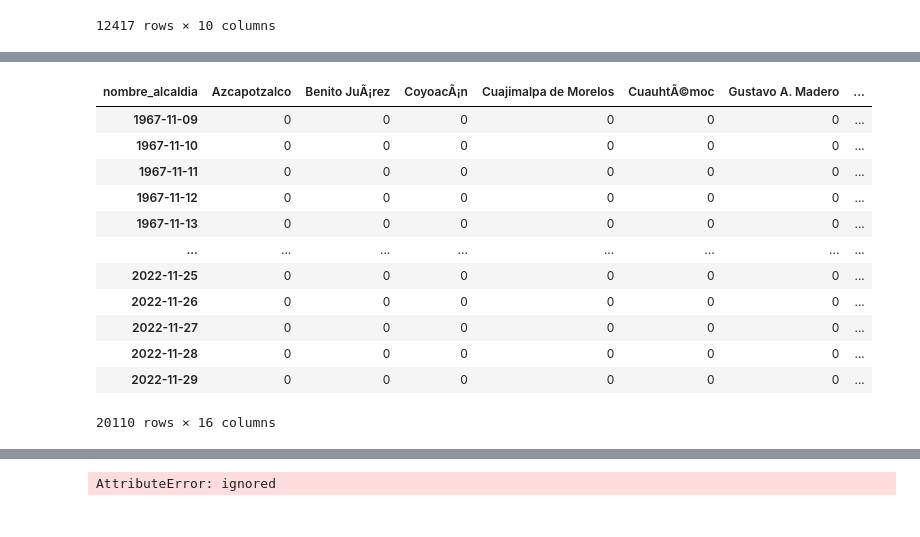
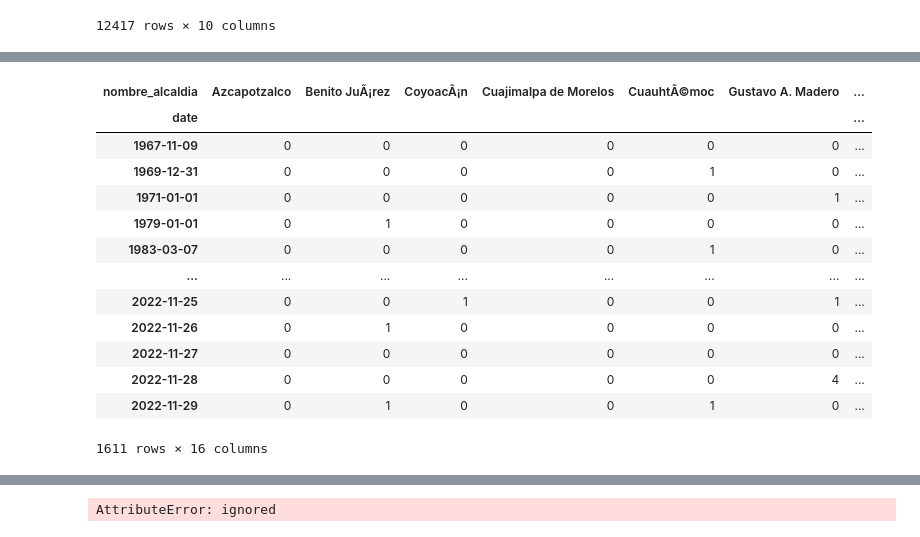
Before and after one commit to Osw1997/tsl, a Jupyter notebook: examples/notebooks/replication_notebook.ipynb, the cells around one changed output, grey strips where cells are left out. Cells and saved outputs as stored; diff of their text form; code cells hidden in the pictures.

```diff
--- a/examples/notebooks/replication_notebook.ipynb
+++ b/examples/notebooks/replication_notebook.ipynb
@@ -100,21 +117,34 @@ Index(['Azcapotzalco', 'Benito JuÃ¡rez', 'CoyoacÃ¡n', 'Cuajimalpa de Morelos
-# %%
-# dft_groupby.index
-idx = pd.period_range(min(dft_groupby.index), max(dft_groupby.index))
-dft_groupby = dft_groupby.reindex(idx, fill_value=0)
-dft_groupby
-# %% [output]
-| nombre_alcaldia | Azcapotzalco | Benito JuÃ¡rez | CoyoacÃ¡n | Cuajimalpa de Morelos | CuauhtÃ©moc | Gustavo A. Madero | ... |
-| 1967-11-09 | 0 | 0 | 0 | 0 | 0 | 0 | ... |
-| 1967-11-10 | 0 | 0 | 0 | 0 | 0 | 0 | ... |
-| 1967-11-11 | 0 | 0 | 0 | 0 | 0 | 0 | ... |
-| 1967-11-12 | 0 | 0 | 0 | 0 | 0 | 0 | ... |
-| 1967-11-13 | 0 | 0 | 0 | 0 | 0 | 0 | ... |
-| ... | ... | ... | ... | ... | ... | ... | ... |
-| 2022-11-25 | 0 | 0 | 0 | 0 | 0 | 0 | ... |
-| 2022-11-26 | 0 | 0 | 0 | 0 | 0 | 0 | ... |
-| 2022-11-27 | 0 | 0 | 0 | 0 | 0 | 0 | ... |
-| 2022-11-28 | 0 | 0 | 0 | 0 | 0 | 0 | ... |
-| 2022-11-29 | 0 | 0 | 0 | 0 | 0 | 0 | ... |
-20110 rows × 16 columns
+# %%
+dftc = dft.value_counts(["date", "nombre_alcaldia"]).unstack(fill_value=0)
+# idx = pd.period_range(min(dftc.index), max(dftc.index))
+# dftc.reindex(idx, fill_value=0)
+
+
+# dftc.index.levels
+# new_index = pd.MultiIndex.from_product(dftc.index.levels)
+# dftc = dftc.reindex(new_index)
+# dftc.resample('D')
+dftc
+
+
+
+# #Drop Index from MultiIndex
+# df=df.droplevel(0, axis=0)
+# print(df)
+# %% [output]
+| nombre_alcaldia | Azcapotzalco | Benito JuÃ¡rez | CoyoacÃ¡n | Cuajimalpa de Morelos | CuauhtÃ©moc | Gustavo A. Madero | ... |
+| date |  |  |  |  |  |  | ... |
+| 1967-11-09 | 0 | 0 | 0 | 0 | 0 | 0 | ... |
+| 1969-12-31 | 0 | 0 | 0 | 0 | 1 | 0 | ... |
+| 1971-01-01 | 0 | 0 | 0 | 0 | 0 | 1 | ... |
+| 1979-01-01 | 0 | 1 | 0 | 0 | 0 | 0 | ... |
+| 1983-03-07 | 0 | 0 | 0 | 0 | 1 | 0 | ... |
+| ... | ... | ... | ... | ... | ... | ... | ... |
+| 2022-11-25 | 0 | 0 | 1 | 0 | 0 | 1 | ... |
+| 2022-11-26 | 0 | 1 | 0 | 0 | 0 | 0 | ... |
+| 2022-11-27 | 0 | 0 | 0 | 0 | 0 | 0 | ... |
+| 2022-11-28 | 0 | 0 | 0 | 0 | 0 | 4 | ... |
+| 2022-11-29 | 0 | 1 | 0 | 0 | 1 | 0 | ... |
+1611 rows × 16 columns
 # %%
 dft = dataset.dataframe().copy()
```
Also changed, not shown: parts of 5 cells of this notebook.
